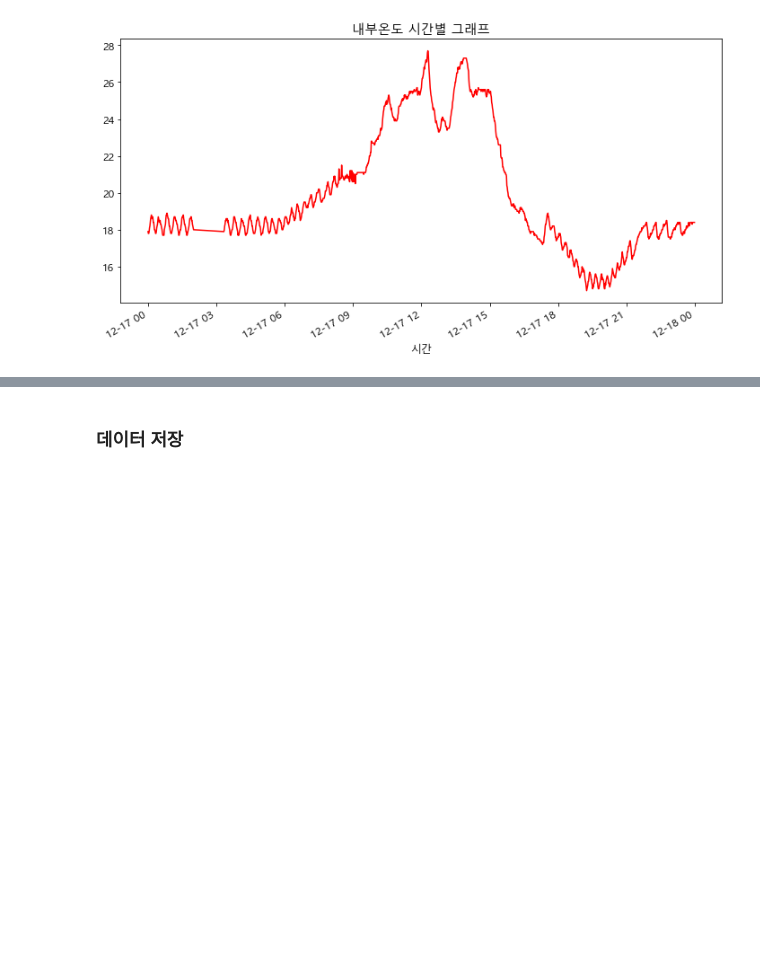
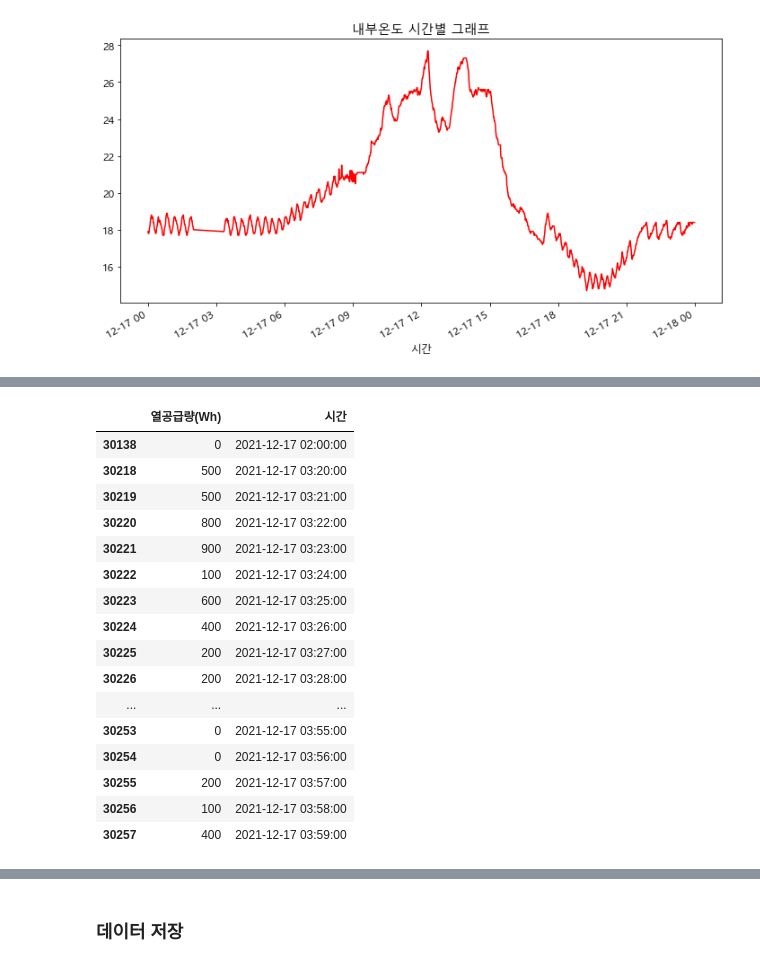
Before and after one commit to yxbxn/smart_farm, a Jupyter notebook: EDA.ipynb, the cells around one changed output, grey strips where cells are left out. Cells and saved outputs as stored; diff of their text form; code cells hidden in the pictures; blank space fills up the shorter version.

```diff
--- a/EDA.ipynb
+++ b/EDA.ipynb
@@ -882,0 +908,20 @@ Text(0.5, 1.0, '내부온도 시간별 그래프')
+# %%
+train_df_wh_hour[(train_df_wh_hour["시"] == 2) | (train_df_wh_hour["시"] == 3)][["열공급량(Wh)","시간"]]
+# %% [output]
+|  | 열공급량(Wh) | 시간 |
+| 30138 | 0 | 2021-12-17 02:00:00 |
+| 30218 | 500 | 2021-12-17 03:20:00 |
+| 30219 | 500 | 2021-12-17 03:21:00 |
+| 30220 | 800 | 2021-12-17 03:22:00 |
+| 30221 | 900 | 2021-12-17 03:23:00 |
+| 30222 | 100 | 2021-12-17 03:24:00 |
+| 30223 | 600 | 2021-12-17 03:25:00 |
+| 30224 | 400 | 2021-12-17 03:26:00 |
+| 30225 | 200 | 2021-12-17 03:27:00 |
+| 30226 | 200 | 2021-12-17 03:28:00 |
+| ... | ... | ... |
+| 30253 | 0 | 2021-12-17 03:55:00 |
+| 30254 | 0 | 2021-12-17 03:56:00 |
+| 30255 | 200 | 2021-12-17 03:57:00 |
+| 30256 | 100 | 2021-12-17 03:58:00 |
+| 30257 | 400 | 2021-12-17 03:59:00 |
```
Also changed, not shown: parts of 7 cells of this notebook.
